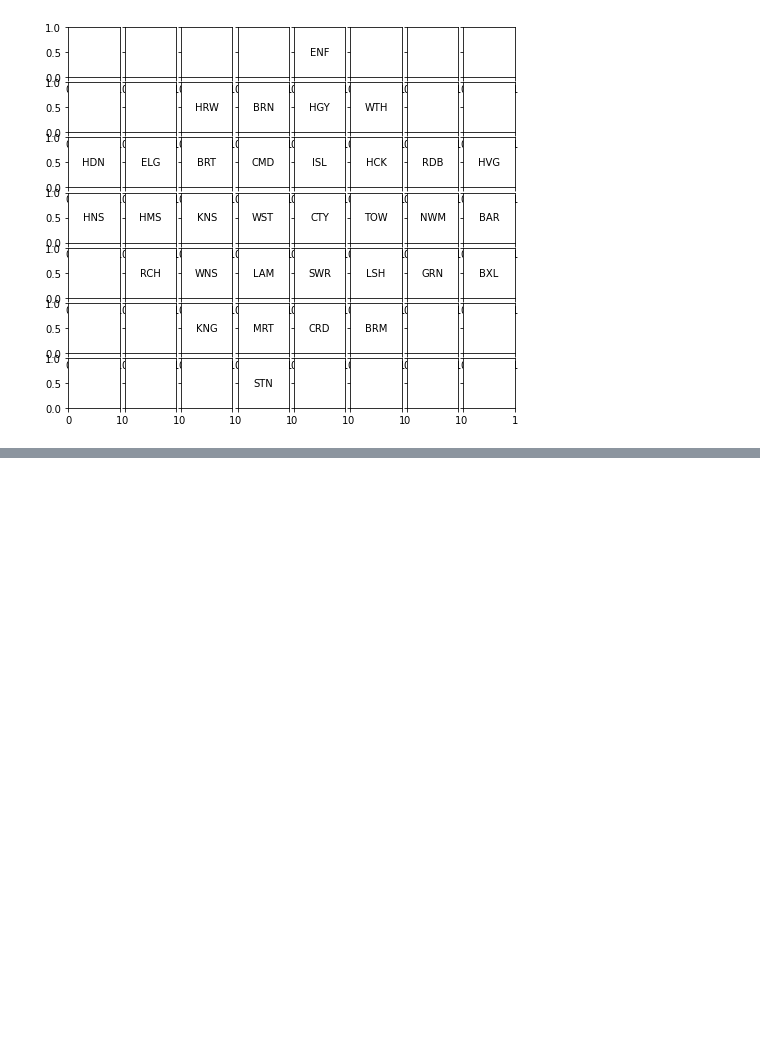
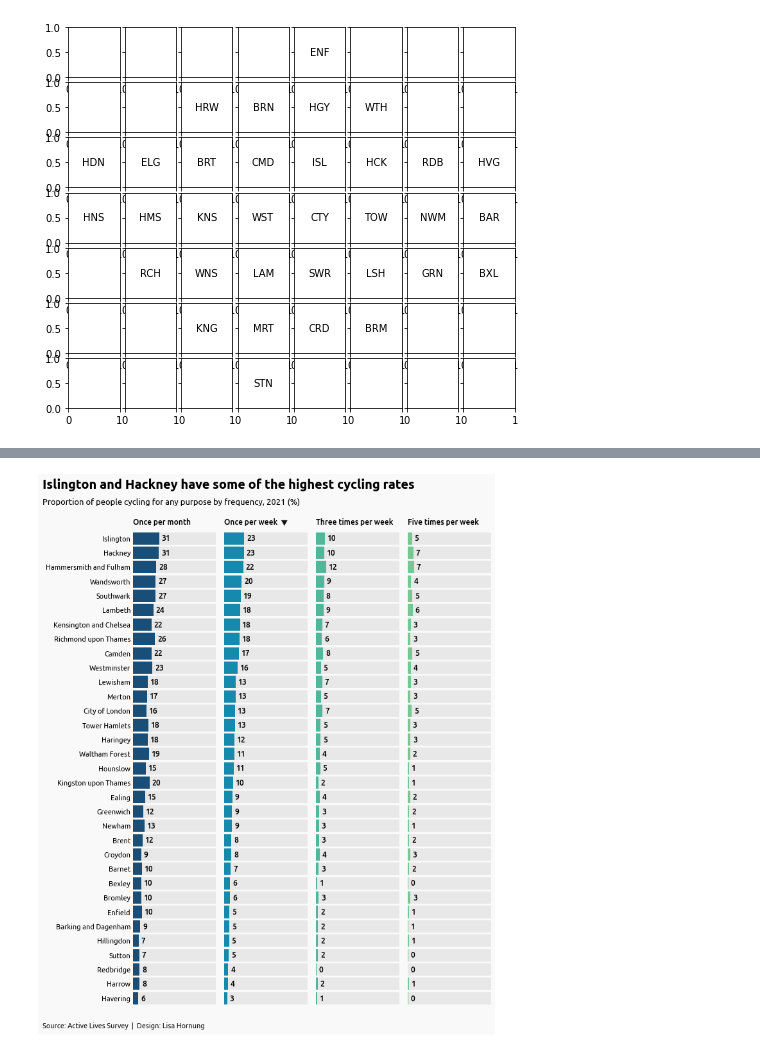
Before and after one commit to Lisa-Ho/small-data-projects, a Jupyter notebook: 2210-london-cycling/london_cycling_rates_tile_grid_map.ipynb, the cells around one changed output, grey strips where cells are left out. Cells and saved outputs as stored; diff of their text form; code cells hidden in the pictures; blank space fills up the shorter version.

```diff
--- a/2210-london-cycling/london_cycling_rates_tile_grid_map.ipynb
+++ b/2210-london-cycling/london_cycling_rates_tile_grid_map.ipynb
@@ -238,0 +337,8 @@ plt.show()
+# %%
+_filter = (df["Purpose"] == "Any")  & (df["ONS Code"].isin(pos_dict.keys()))
+freq_labels = { 'At least once per month': 'Once per month','At least once per week': 'Once per week',
+               'At least 3 times per week':'Three times per week', 'At least 5 times per week': 'Five times per week'}
+pivot = df[_filter].pivot(index="Area name", columns="Frequency", values="2021")
+pivot.columns = pivot.columns.map(freq_labels)
+pivot = pivot[freq_labels.values()]
+pivot.head()
@@ -238,0 +353,82 @@ plt.show()
+# %%
+#ALL BOROUGHS
+
+data = pivot.sort_values(by="Once per week", ascending=True)
+
+#colr = {"Once per month": "#313167", "Once per week": "#747b74",
+       # "Three times per week":"#b66e56", "Five times per week": "#a33a36"}
+
+colr = {"Once per month": "#184e77", "Once per week": "#168aad",
+        "Three times per week":"#52b69a", "Five times per week": "#76c893"}
+
+###plot
+fig, ax = plt.subplots(figsize=(10,14), sharey=True)
+fig.set_facecolor("#f9f9f9")
+
+#adjust subplots
+plt.subplots_adjust(wspace=0.1, hspace=0.0)
+
+#title
+
+y = np.arange(len(data))
+
+num = 0
+for column in data.columns:
+    num+=1
+    plt.subplot(1,4,num)
+
+    plt.barh(y, data[column],height=0.85, color=colr[column],zorder=3, linewidth=0)
+    plt.barh(y, 100,height=0.85, color='#e8e8e8',zorder=2,linewidth=0 )
+
+    #value labels
+    for i in range(len(data[column])):
+        plt.text(data[column][i]+3, y[i] , int(data[column][i]), size=12, va="center",
+                 weight='bold', fontproperties=font_m)
+
+    #xaxis
+    plt.gca().set_xlim(xmin=0, xmax=100)
+    plt.gca().get_xaxis().set_ticks([]) #remove ticks
+
+    #yaxis
+    plt.gca().set_ylim(ymin=-1, ymax=len(data))
+    plt.tick_params(axis='y', length = 0, color = "#444444")
+    if num ==1:
+        plt.gca().set_yticks(np.arange(0,len(data),1))
+        plt.gca().set_yticklabels(data.index, fontsize=11, fontproperties=font_r)
+    else:
+        plt.yticks([0], [""])
+
+    #remove frame
+    for pos in ["top", "bottom", "left", "right"]:
+        plt.gca().spines[pos].set_visible(False)
+
+    #add arrow down
+    if column == "Once per week":
+        #define style
+        style = "Simple, tail_width=0.6, head_width=9, head_length=8"
+        kw = dict(arrowstyle=style, color="#111111")
+
+        #define arrows
+        a1 = patches.FancyArrowPatch((72, len(data)+0.1), (72, len(data)-0.2),clip_on=False,linewidth=0.5,
+                            connectionstyle="arc3,rad=0", **kw)
+        plt.gca().add_patch(a1)
+
+    plt.title(column, size=12, x=0,y=0.99, ha='left', fontproperties=font_m)
+
+    plt.gca().set_facecolor("#f9f9f9")
+#======
+#Title, footer, notes
+plt.figtext(-0.07,0.95, "Islington and Hackney have some of the highest cycling rates",
+            fontproperties=font_b, va='top', fontsize=20)
+plt.figtext(-0.07,0.92, "Proportion of people cycling for any purpose by frequency, 2021 (%)",
+            fontproperties=font_r, va='top', fontsize=13)
+plt.figtext(-0.07,0.11, "Source: Active Lives Survey  |  Design: Lisa Hornung",
+            fontproperties=font_r, color="#111111", fontsize=11, va="top")
+
+
+#save output
+plt.savefig("London-boroughs-by-cycling-rates_2021.png", bbox_inches='tight',  transparent=False, pad_inches=0.15)
+
+plt.show()
+# %% [output]
+[figure, added]
```
Also changed, not shown: parts of 19 cells of this notebook.
